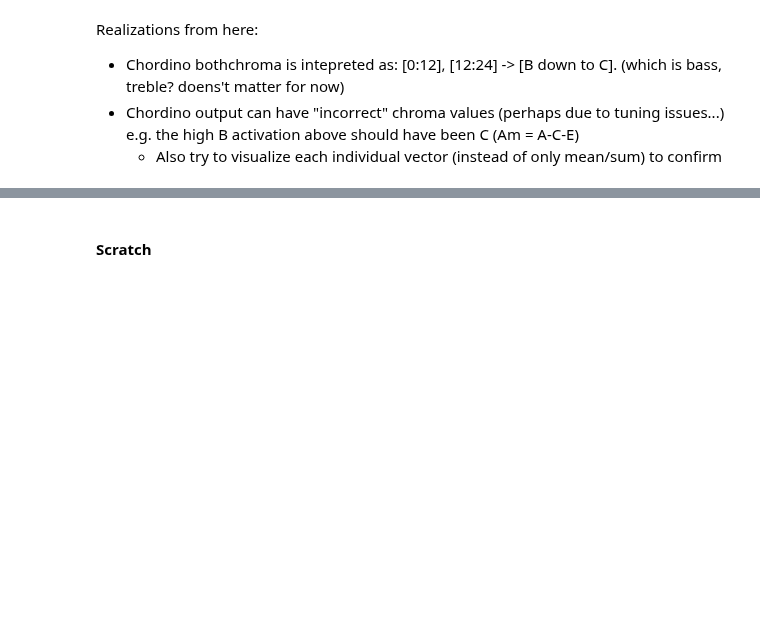
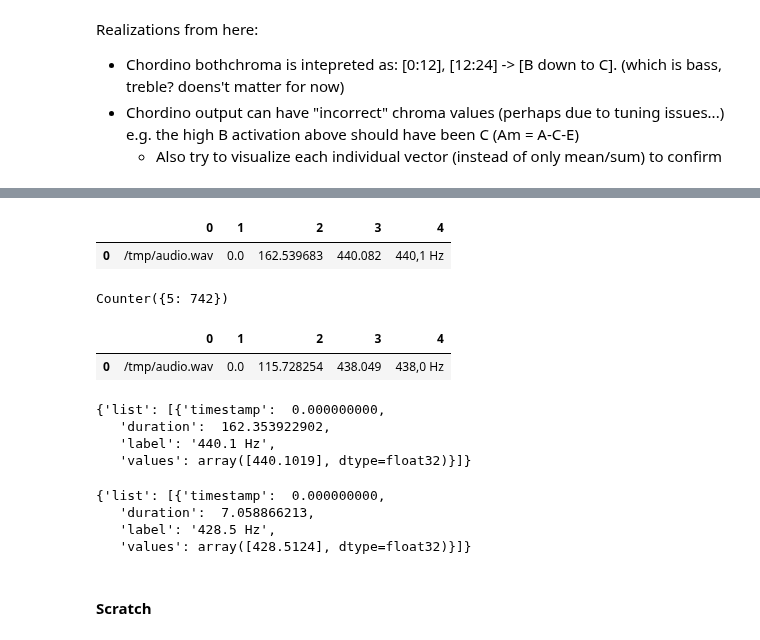
Before and after one commit to cjbayron/autochord, a Jupyter notebook: data_analysis.ipynb, the cells around one changed output, grey strips where cells are left out. Drawn from its saved outputs; the diff is of its cells as text; code cells hidden in the pictures; blank space fills up the shorter version.

Commit message:
tuning exploration

```diff
--- a/data_analysis.ipynb
+++ b/data_analysis.ipynb
@@ -761,0 +778,13 @@ Realizations from here:
+# %%
+def get_tuning(_id):
+    """ Load tuning data from Billboard dataset """
+
+    fn = f'{base_dir}/{_id:04d}/tuning.csv'
+    contents = pd.read_csv(fn, header=None)
+
+    return contents
+
+get_tuning(1289)
+# %% [output]
+|  | 0 | 1 | 2 | 3 | 4 |
+| 0 | /tmp/audio.wav | 0.0 | 162.539683 | 440.082 | 440,1 Hz |
@@ -761,0 +799,35 @@ Realizations from here:
+# %%
+from collections import Counter
+Counter(tunings_len)
+# ALL tunings file are 1 line, with 5 values
+# %% [output]
+Counter({5: 742})
+# %%
+tuning_data
+# %% [output]
+|  | 0 | 1 | 2 | 3 | 4 |
+| 0 | /tmp/audio.wav | 0.0 | 115.728254 | 438.049 | 438,0 Hz |
+# %%
+from scipy.signal import resample
+import librosa
+import vamp
+
+_SAMPLE_RATE = 44100
+def generate_tuning(_id, params={}):
+    """ Generate chroma from raw audio """
+
+    audio_fn = f'data/audio/{_id:04d}/audio.wav'
+    X, fs = librosa.load(audio_fn, sr=None, mono=True)
+    if fs != _SAMPLE_RATE:
+        X = resample(X, num=int(len(X)*_SAMPLE_RATE/fs))
+
+    out = vamp.collect(X, _SAMPLE_RATE, 'nnls-chroma:tuning',
+                       output='tuning', parameters=params)
+    return out
+
+generate_tuning(1289, {'rollon':1.0})
+# %% [output]
+{'list': [{'timestamp':  0.000000000,
+   'duration':  162.353922902,
+   'label': '440.1 Hz',
+   'values': array([440.1019], dtype=float32)}]}
@@ -761,0 +844,7 @@ Realizations from here:
+# %%
+generate_tuning_from_wav('data/freesound/c_major.wav', {'rollon':1.0})
+# %% [output]
+{'list': [{'timestamp':  0.000000000,
+   'duration':  7.058866213,
+   'label': '428.5 Hz',
+   'values': array([428.5124], dtype=float32)}]}
```
Also changed, not shown: parts of 6 cells of this notebook.
